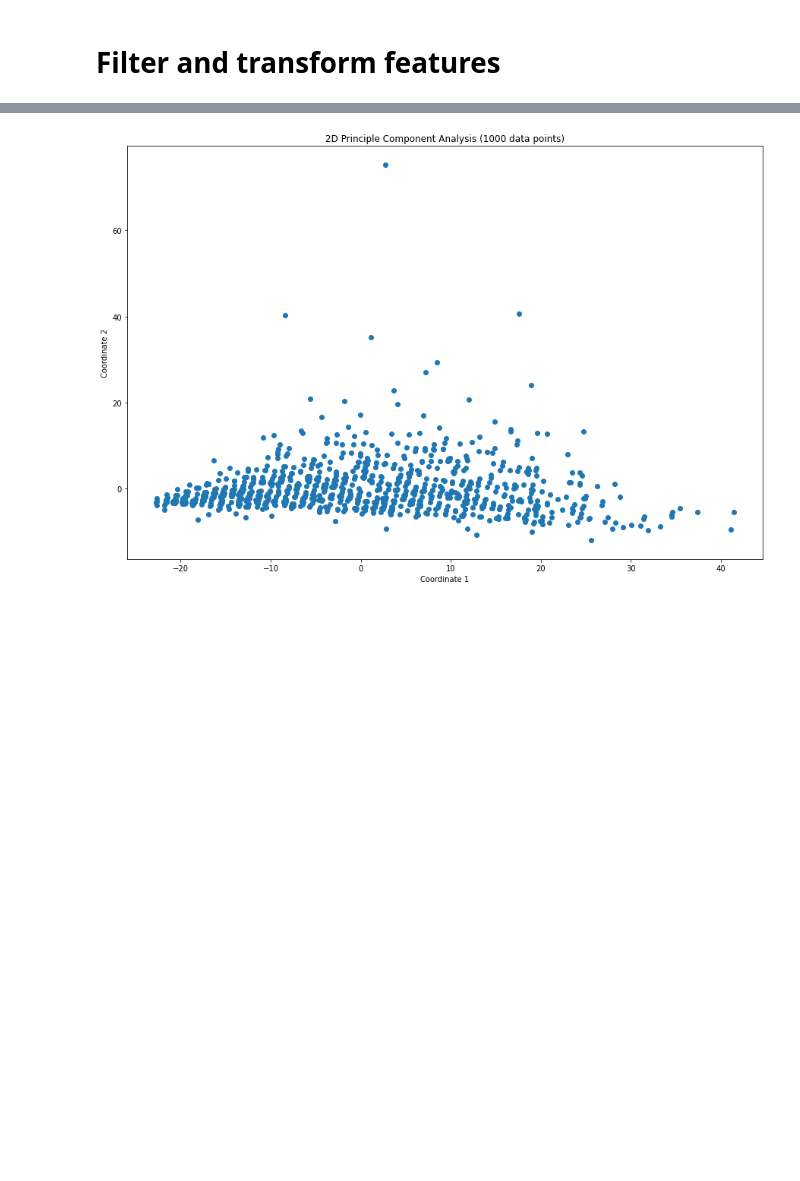
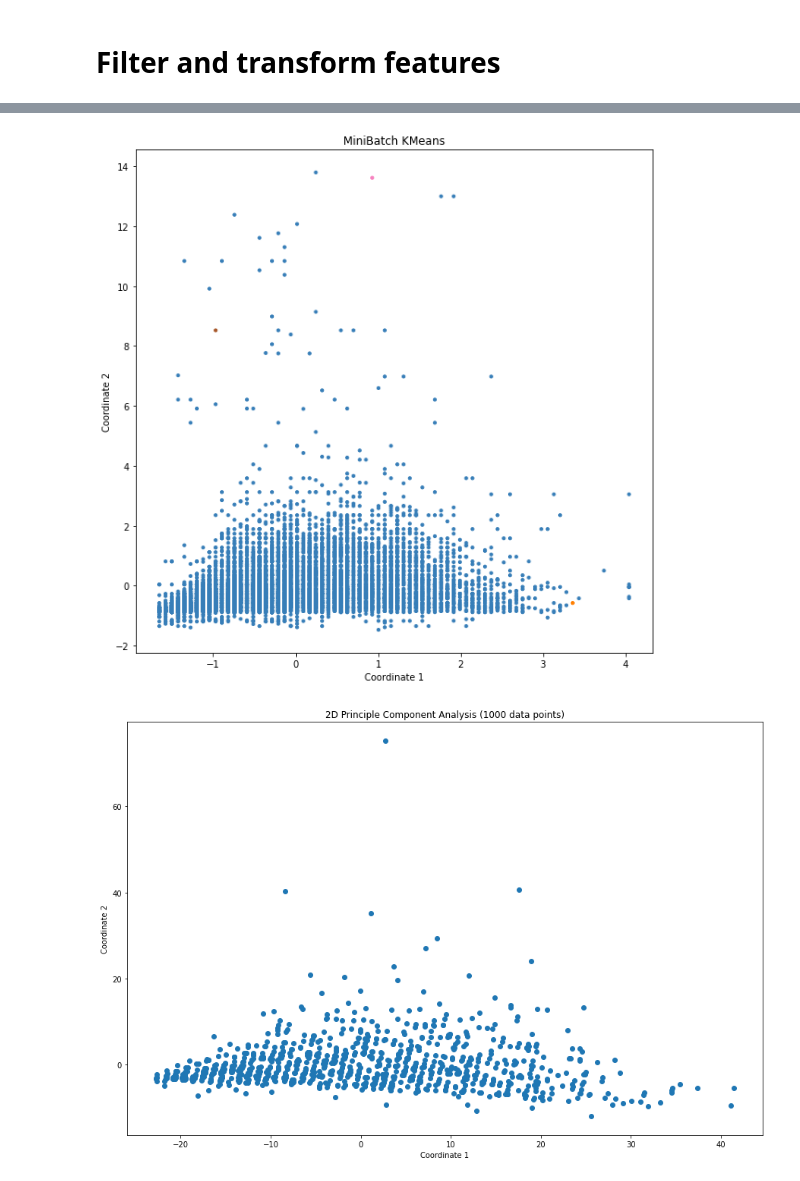
Before and after one commit to se21m024/DataScience, a Jupyter notebook: Exercise 3/se21m024_Stummer_ex3_Clustering_Big.ipynb, the cells around one changed output, grey strips where cells are left out. Drawn from its saved outputs; the diff is of its cells as text; code cells hidden in the pictures; blank space fills up the shorter version.

Commit message:
Initial work on clustering

```diff
--- a/Exercise 3/se21m024_Stummer_ex3_Clustering_Big.ipynb
+++ b/Exercise 3/se21m024_Stummer_ex3_Clustering_Big.ipynb
@@ -54,8 +56,8 @@ columns = ['age', 'class of worker', 'detailed industry recode', 'detailed occup
 'country of birth father', 'country of birth mother', 'country of birth self', 'citizenship', 'own business or self employed',
 'fill inc questionnaire for veterans admin', 'veterans benefits', 'weeks worked in year', 'year', '???']
 
-raw_data = pd.read_csv('../Exercise 1/Data Sets/Census-Income/census-income.data', sep=',', names = columns, skipinitialspace=True)
+raw_data = pd.read_csv('../Data Sets/Census-Income/census-income.data', sep=',', names = columns, skipinitialspace=True)
 
 # re-shuffle records just to randomize data points
 raw_data = raw_data.sample(frac=1, random_state=42).reset_index(drop=True)
-raw_data.head(5)
+#raw_data.head(5)
@@ -146,3 +111,94 @@ Principle component 1 accounts for 75.6% of the variance in the data set, wherea
+# %%
+np.random.seed(0)
+
+default_base = {
+    "quantile": 0.3,
+    "eps": 0.3,
+    "damping": 0.9,
+    "preference": -200,
+    "n_neighbors": 10,
+    "n_clusters": 5,
+    "min_samples": 20,
+    "xi": 0.05,
+    "min_cluster_size": 0.1,
+}
+
+# update parameters with dataset-specific values
+params = default_base.copy()
+
+# Take only a subset of 1000 data points to make the result more compairable to the over algorithms
+sample_size = 10000
+data_array_subset = data_array[:sample_size,:]
+
+X = data_array_subset
+
+# normalize dataset for easier parameter selection
+X = StandardScaler().fit_transform(X)
+
+######### MiniBatch KMeans
+
+#algorithm = cluster.MiniBatchKMeans(n_clusters=params["n_clusters"])
+
+######### Average Linkage
+
+# connectivity matrix for structured Ward
+connectivity = kneighbors_graph(
+    X, n_neighbors=params["n_neighbors"], include_self=False
+)
+# make connectivity symmetric
+connectivity = 0.5 * (connectivity + connectivity.T)
+
+algorithm = cluster.AgglomerativeClustering(
+    linkage="average",
+    affinity="cityblock",
+    n_clusters=params["n_clusters"],
+    connectivity=connectivity
+)
+
+######### DBSCAN
+
+#algorithm = cluster.DBSCAN(eps=params["eps"])
+
+#########
+
+algorithm.fit(X)
+
+if hasattr(algorithm, "labels_"):
+    y_pred = algorithm.labels_.astype(int)
+else:
+    y_pred = algorithm.predict(X)
+
+colors = np.array(
+    list(
+        islice(
+            cycle(
+                [
+                    "#377eb8",
+                    "#ff7f00",
+                    "#4daf4a",
+                    "#f781bf",
+                    "#a65628",
+                    "#984ea3",
+                    "#999999",
+                    "#e41a1c",
+                    "#dede00",
+                ]
+            ),
+            int(max(y_pred) + 1),
+        )
+    )
+)
+# add black color for outliers (if any)
+colors = np.append(colors, ["#000000"])
+
+fig = plt.figure(2, (10,10))
+plt.scatter(X[:, 0], X[:, 1], s=10, color=colors[y_pred])
+plt.title('MiniBatch KMeans')
+plt.xlabel("Coordinate 1")
+plt.ylabel("Coordinate 2")
+plt.show()
+# %% [output]
+[figure, added]
 # %%
 # Take only a subset of 1000 data points to make the result more compairable to the over algorithms
 sample_size = 1000
```
Also changed, not shown: parts of 8 cells of this notebook, 2 other files.
